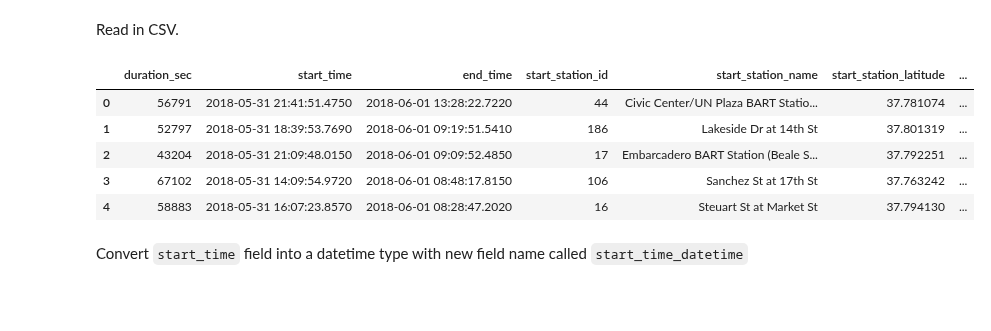
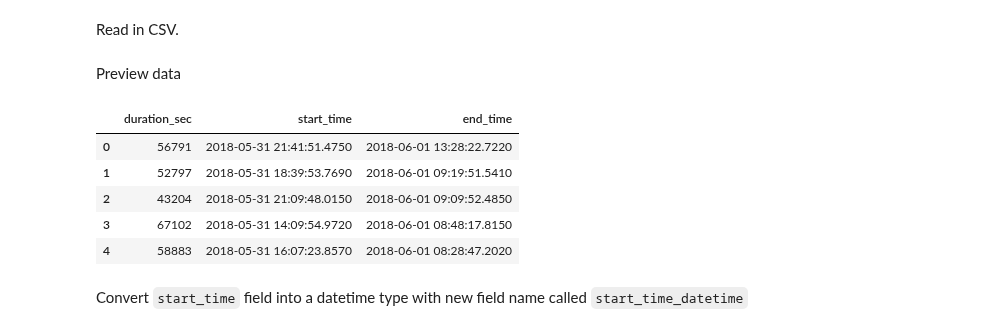
Before and after one commit to frieds/frieds.github.io, a Jupyter notebook: data-visualizations/when_use_heatmaps.ipynb, the cells around one changed output. Drawn from its saved outputs; the diff is of its cells as text; code cells hidden in the pictures; blank space fills up the shorter version.

```diff
--- a/data-visualizations/when_use_heatmaps.ipynb
+++ b/data-visualizations/when_use_heatmaps.ipynb
@@ -39,15 +39,17 @@ I'm curious to see riding patterns by day of week and hour of day. Are they diff
 Read in CSV.
 # %%
 df = pd.read_csv('201805-fordgobike-tripdata.csv')
+# %% [markdown]
+Preview data
 # %%
-df.head()
+df[['duration_sec', 'start_time', 'end_time']].head()
 # %% [output]
-|  | duration_sec | start_time | end_time | start_station_id | start_station_name | start_station_latitude | ... |
-| 0 | 56791 | 2018-05-31 21:41:51.4750 | 2018-06-01 13:28:22.7220 | 44 | Civic Center/UN Plaza BART Statio... | 37.781074 | ... |
-| 1 | 52797 | 2018-05-31 18:39:53.7690 | 2018-06-01 09:19:51.5410 | 186 | Lakeside Dr at 14th St | 37.801319 | ... |
-| 2 | 43204 | 2018-05-31 21:09:48.0150 | 2018-06-01 09:09:52.4850 | 17 | Embarcadero BART Station (Beale S... | 37.792251 | ... |
-| 3 | 67102 | 2018-05-31 14:09:54.9720 | 2018-06-01 08:48:17.8150 | 106 | Sanchez St at 17th St | 37.763242 | ... |
-| 4 | 58883 | 2018-05-31 16:07:23.8570 | 2018-06-01 08:28:47.2020 | 16 | Steuart St at Market St | 37.794130 | ... |
+|  | duration_sec | start_time | end_time |
+| 0 | 56791 | 2018-05-31 21:41:51.4750 | 2018-06-01 13:28:22.7220 |
+| 1 | 52797 | 2018-05-31 18:39:53.7690 | 2018-06-01 09:19:51.5410 |
+| 2 | 43204 | 2018-05-31 21:09:48.0150 | 2018-06-01 09:09:52.4850 |
+| 3 | 67102 | 2018-05-31 14:09:54.9720 | 2018-06-01 08:48:17.8150 |
+| 4 | 58883 | 2018-05-31 16:07:23.8570 | 2018-06-01 08:28:47.2020 |
 # %% [markdown]
 Convert `start_time` field into a datetime type with new field name called `start_time_datetime`
 # %%
```
Also changed, not shown: parts of 2 cells of this notebook, 8 other files.
